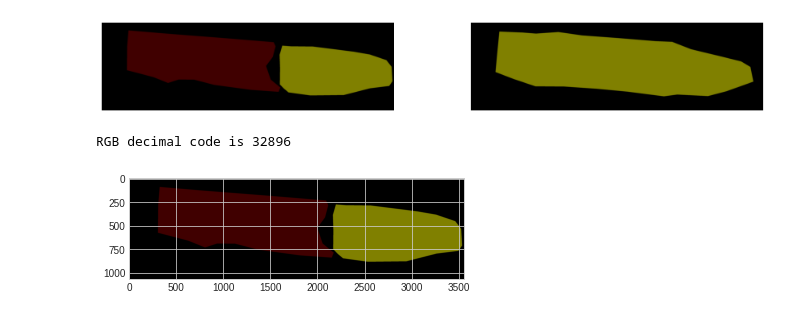
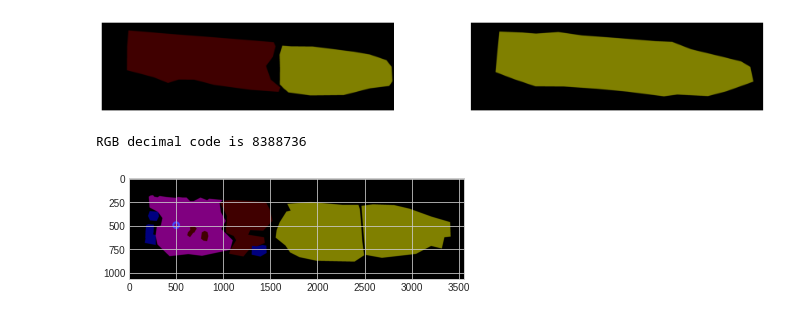
Before and after one commit to tunmustard/features_extractions, a Jupyter notebook: projects/scrapid/main_data_set_preparation.ipynb, the cells around one changed output. Saved outputs shown, nothing was run; the diff lists cells and outputs as text; code cells hidden in the pictures.

```diff
--- a/projects/scrapid/main_data_set_preparation.ipynb
+++ b/projects/scrapid/main_data_set_preparation.ipynb
@@ -94,22 +94,25 @@ Totally 10 pair images found
 [figure]
 [figure]
 # %%
-####FOR DEBUG
+####FOR DEBUG###
 ###Find new color codes
 
 #Help function to get decimal code of color
 def rgb_to_dec(inp):
     return inp[0]*65536+inp[1]*256+inp[2]
 
-pic = images_y_raw[0]
-dbug.show_image(pic[...,[2,1,0]])
+###Put coords here
+coords = (500,500)
 
-###Put coords here
-coords = (500,2500)
+#Select an image
+pic = np.array(images_y_raw[9])
 
-print('RGB decimal code is', rgb_to_dec(pic[coords]))
+pic_c = cv.circle(pic, coords, 30, (250, 70, 70), 20)
+
+dbug.show_image(pic_c[...,[2,1,0]])
+print('RGB decimal code is', rgb_to_dec(pic[tuple(reversed(coords))]))
 # %% [output]
-RGB decimal code is 32896
+RGB decimal code is 8388736
-[figure, old version]
+[figure, new version]
 # %%
 ###ACTIVE CELL###
```
Also changed, not shown: parts of 5 cells of this notebook, 2 other files.
